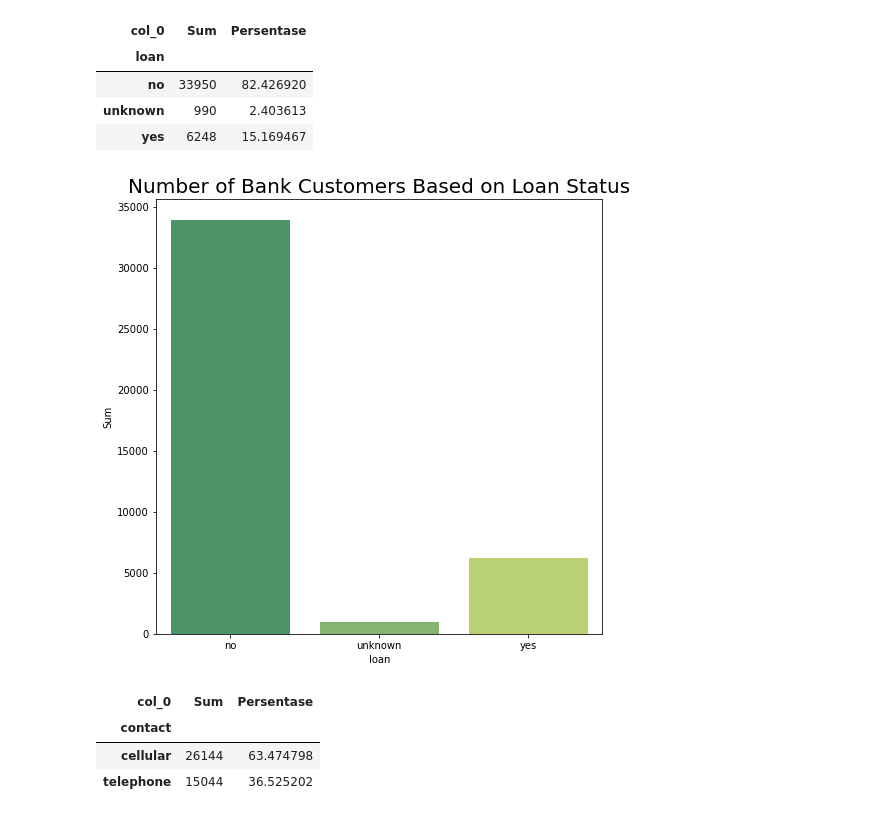
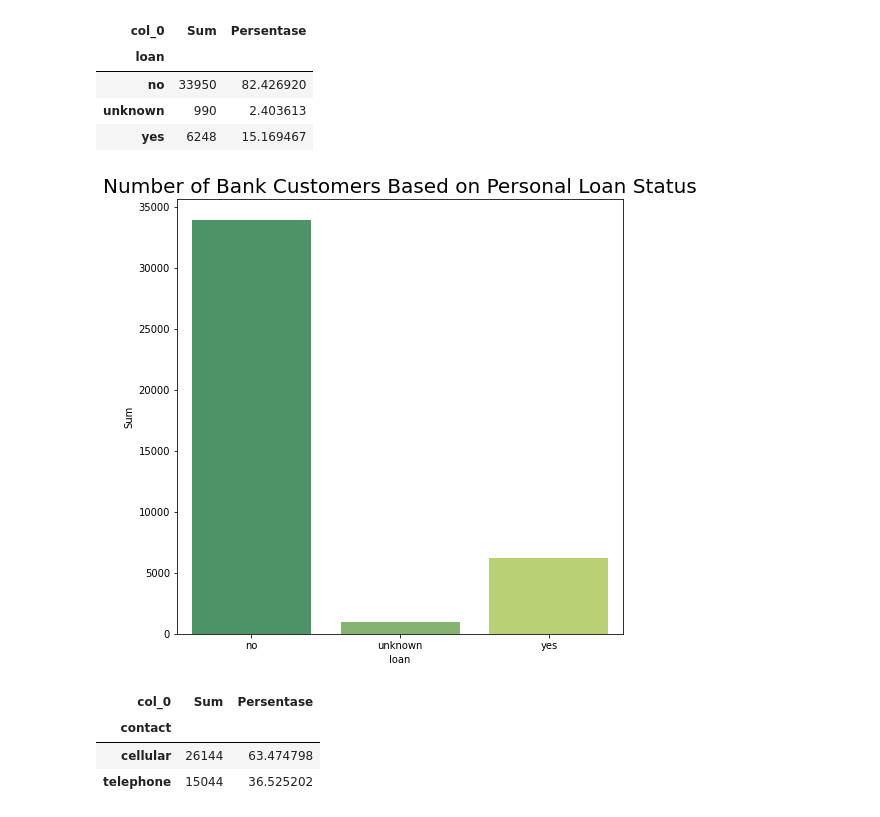
Before and after one commit to abdullahayas123/Tes-Model-Marketing-Scipy, a Jupyter notebook: 3 - EDA.ipynb, the cells around one changed output. Cells and saved outputs as stored; diff of their text form; code cells hidden in the pictures.

```diff
--- a/3 - EDA.ipynb
+++ b/3 - EDA.ipynb
@@ -417,10 +402,10 @@ loan
 # %%
 plt.figure(figsize=(8,8))
 sns.barplot(data = loan.reset_index(), x='loan', y='Sum', palette='summer')
-plt.title("Number of Bank Customers Based on Loan Status", size=20)
+plt.title("Number of Bank Customers Based on Personal Loan Status", size=20)
 plt.show()
 # %% [output]
-[figure, old version]
+[figure, new version]
 # %%
 con = pd.crosstab(index = df["contact"], columns = 'Sum')
 con['Persentase'] = ''
```
Also changed, not shown: parts of 34 cells of this notebook, 5 other files.
